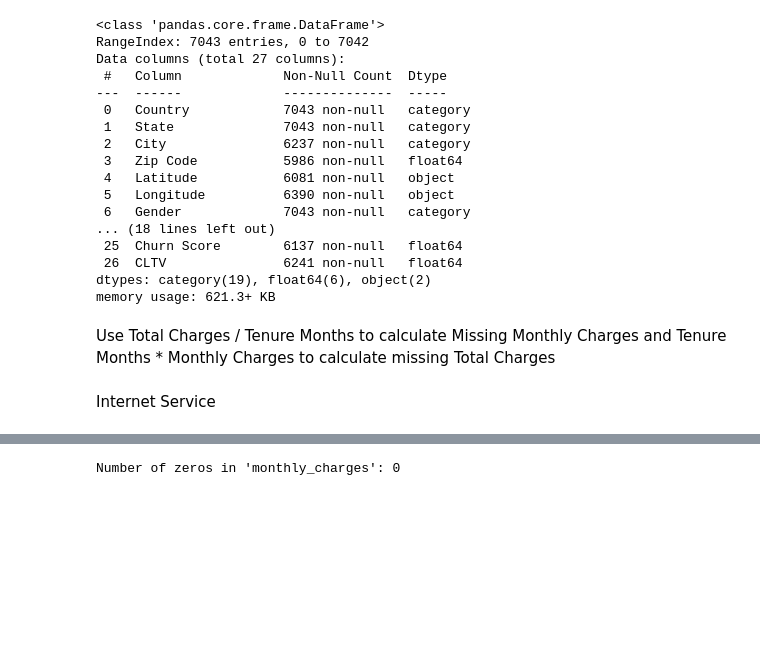
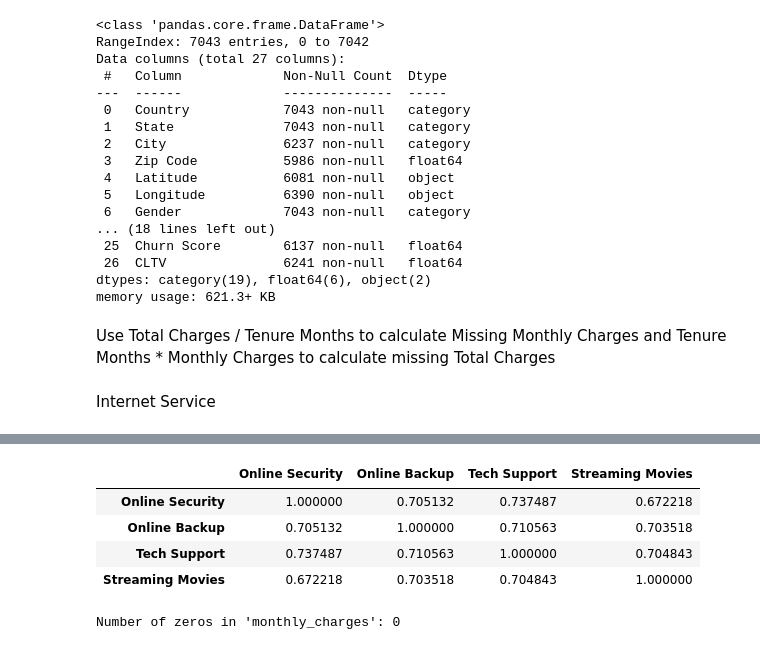
Before and after one commit to LaurinL36/Portfolio1, a Jupyter notebook: sample.ipynb, the cells around one changed output, grey strips where cells are left out. Cells and saved outputs as stored; diff of their text form; code cells hidden in the pictures; blank space fills up the shorter version.

```diff
--- a/sample.ipynb
+++ b/sample.ipynb
@@ -249,3 +331,11 @@ TypeError: Cannot setitem on a Categorical with a new category (No internet serv
+# %%
+dfi.corr(numeric_only=True)
+# %% [output]
+|  | Online Security | Online Backup | Tech Support | Streaming Movies |
+| Online Security | 1.000000 | 0.705132 | 0.737487 | 0.672218 |
+| Online Backup | 0.705132 | 1.000000 | 0.710563 | 0.703518 |
+| Tech Support | 0.737487 | 0.710563 | 1.000000 | 0.704843 |
+| Streaming Movies | 0.672218 | 0.703518 | 0.704843 | 1.000000 |
 # %%
 zero_count = (df['Total Charges'].isna()).sum()
 
```
Also changed, not shown: parts of 3 cells of this notebook.
